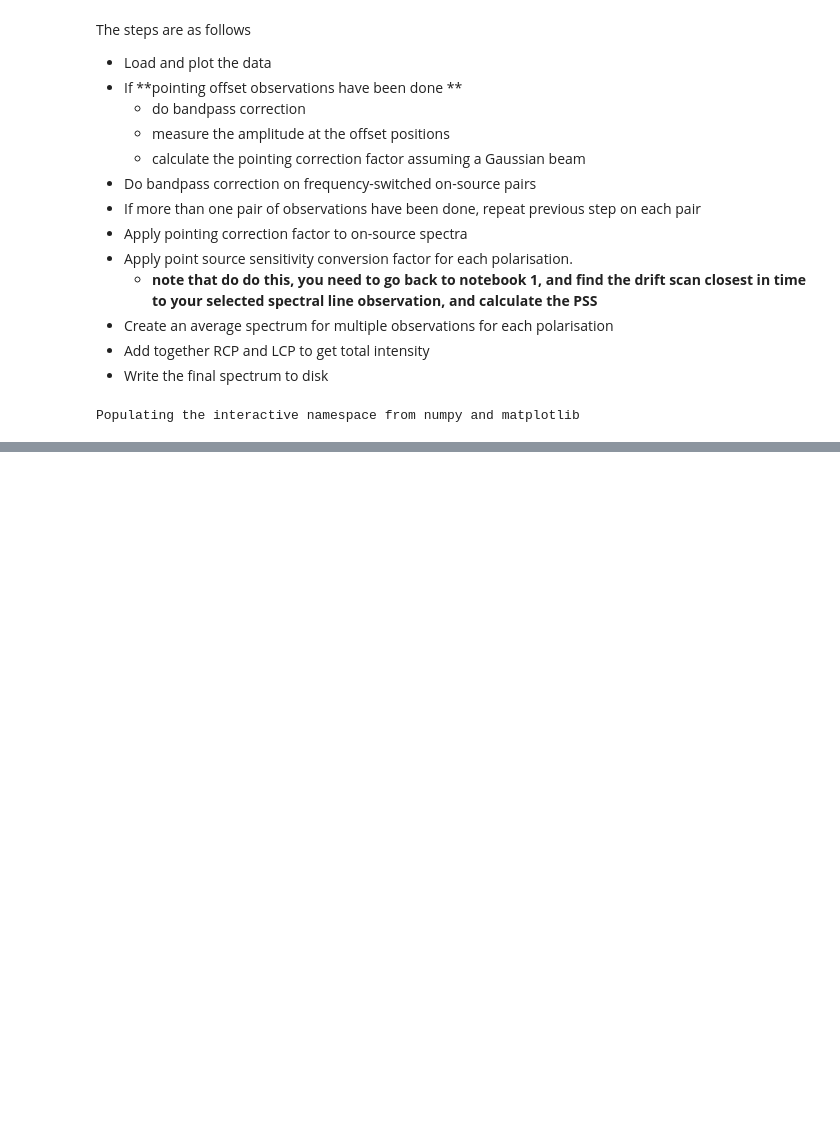
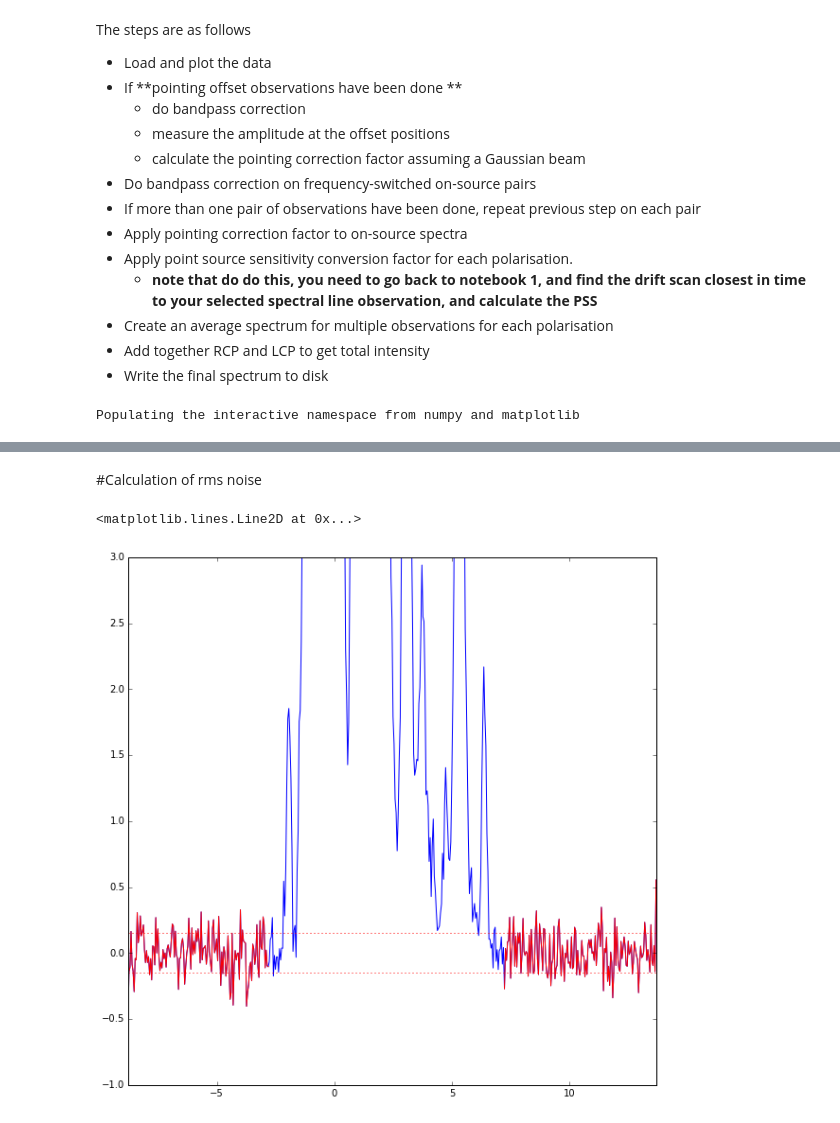
Before and after one commit to ska-sa/tutorials, a Jupyter notebook: 4_HartRAO_spectral_line/5_Full_spectral_line_reduction.ipynb, the cells around one changed output, grey strips where cells are left out. Saved outputs shown, nothing was run; the diff lists cells and outputs as text; code cells hidden in the pictures; blank space fills up the shorter version.

```diff
--- a/4_HartRAO_spectral_line/5_Full_spectral_line_reduction.ipynb
+++ b/4_HartRAO_spectral_line/5_Full_spectral_line_reduction.ipynb
@@ -443 +450,22 @@ Pointing correction factor 1.00839169301
 [figure]
+# %% [markdown]
+#Calculation of rms noise
+# %%
+line_range = [-2.78, 7.22]
+Amp = final_spec['I']
+line_chans = np.where(np.logical_and(final_spec['Vlsr']>=line_range[0], final_spec['Vlsr']<=line_range[1]))
+mask = np.zeros(len(Amp)) # initialise array filled with zeros
+mask[line_chans] = 1
+noise = np.ma.array(Amp, mask = mask)
+rms = np.sqrt(np.ma.mean(noise**2))
+plt.figure(figsize=[10,10])
+ax = plt.subplot(111)
+plt.plot(final_spec['Vlsr'], final_spec['I'])
+plt.axis('tight')
+plt.ylim(-1,3)
+plt.plot(final_spec['Vlsr'], noise, color='r')
+ax.axhline(-rms, color='r', linestyle=':')
+ax.axhline(rms, color='r', linestyle=':')
+# %% [output]
+<matplotlib.lines.Line2D at 0x...>
+[figure, added]
```
Also changed, not shown: parts of 1 cell of this notebook.
